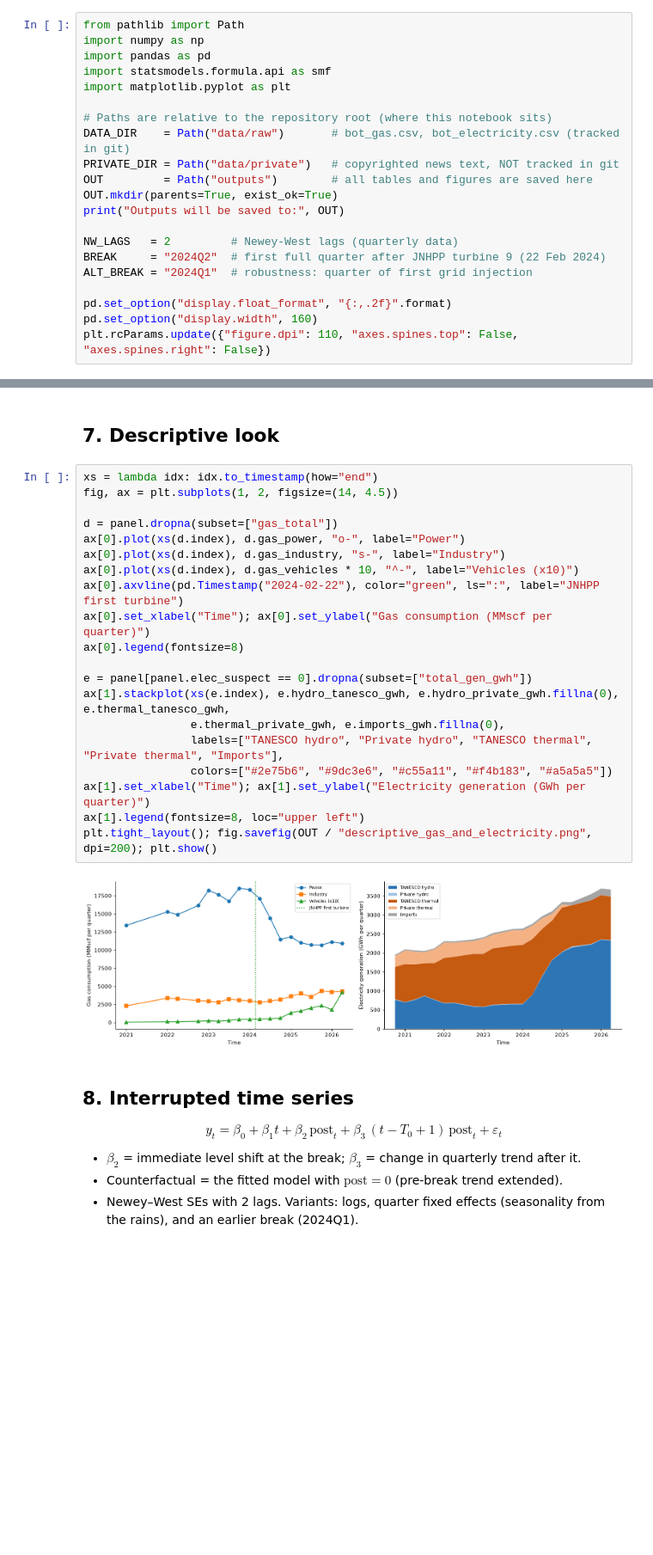
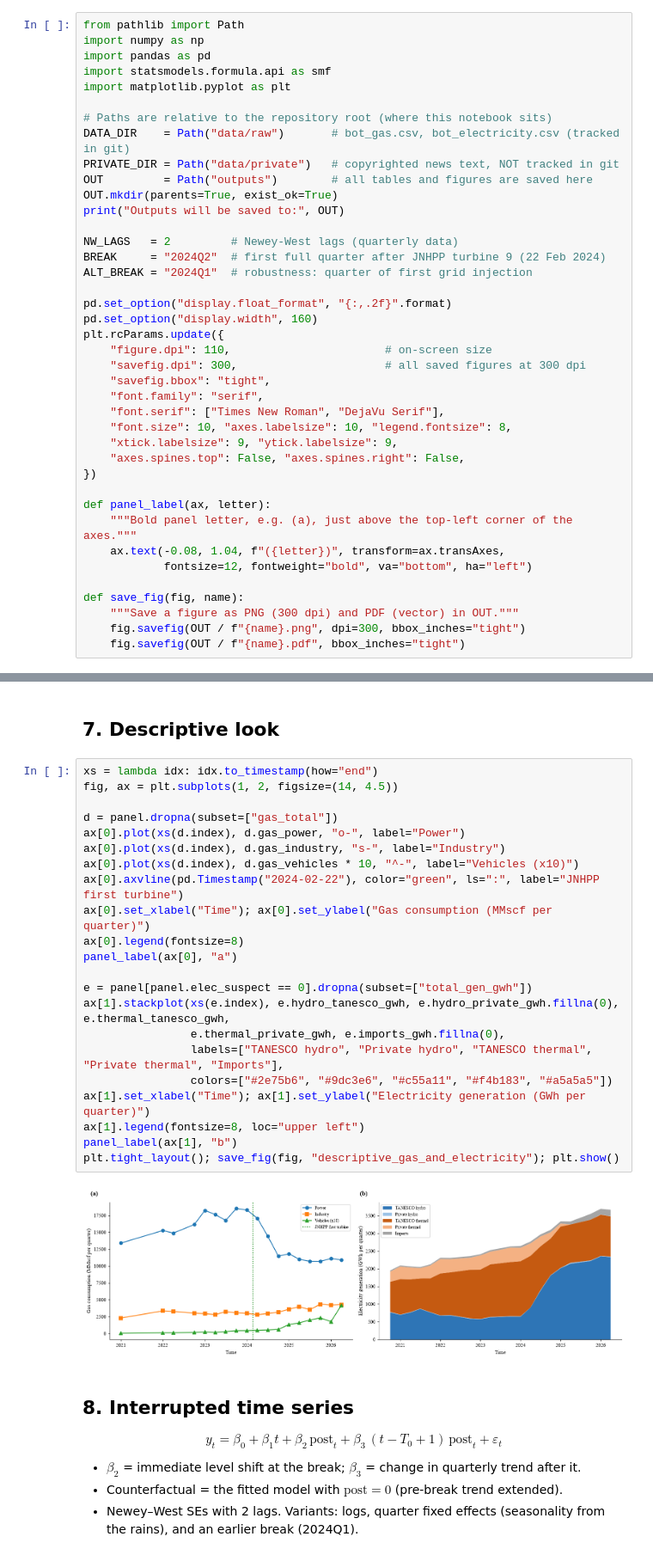
Before and after one commit to AbbotAntony/tanzania-gas-hydro-displacement, a Jupyter notebook: hydro_displacement_its.ipynb, the cells around one changed output, grey strips where cells are left out. Shown at 86% size. Cells and saved outputs as stored; diff of their text form; blank space fills up the shorter version.

Commit message:
Publication-ready figures: panel letters, no titles, 300 dpi PNG and PDF

```diff
--- a/hydro_displacement_its.ipynb
+++ b/hydro_displacement_its.ipynb
@@ -36,7 +36,26 @@ ALT_BREAK = "2024Q1"  # robustness: quarter of first grid injection
 
 pd.set_option("display.float_format", "{:,.2f}".format)
 pd.set_option("display.width", 160)
-plt.rcParams.update({"figure.dpi": 110, "axes.spines.top": False, "axes.spines.right": False})
+plt.rcParams.update({
+    "figure.dpi": 110,                       # on-screen size
+    "savefig.dpi": 300,                      # all saved figures at 300 dpi
+    "savefig.bbox": "tight",
+    "font.family": "serif",
+    "font.serif": ["Times New Roman", "DejaVu Serif"],
+    "font.size": 10, "axes.labelsize": 10, "legend.fontsize": 8,
+    "xtick.labelsize": 9, "ytick.labelsize": 9,
+    "axes.spines.top": False, "axes.spines.right": False,
+})
+
+def panel_label(ax, letter):
+    """Bold panel letter, e.g. (a), just above the top-left corner of the axes."""
+    ax.text(-0.08, 1.04, f"({letter})", transform=ax.transAxes,
+            fontsize=12, fontweight="bold", va="bottom", ha="left")
+
+def save_fig(fig, name):
+    """Save a figure as PNG (300 dpi) and PDF (vector) in OUT."""
+    fig.savefig(OUT / f"{name}.png", dpi=300, bbox_inches="tight")
+    fig.savefig(OUT / f"{name}.pdf", bbox_inches="tight")
 # %% [output]
 Outputs will be saved to: outputs
 # %% [markdown]
@@ -245,25 +264,27 @@ Name: count, dtype: int64
 # %%
 xs = lambda idx: idx.to_timestamp(how="end")
 fig, ax = plt.subplots(1, 2, figsize=(14, 4.5))
 
 d = panel.dropna(subset=["gas_total"])
 ax[0].plot(xs(d.index), d.gas_power, "o-", label="Power")
 ax[0].plot(xs(d.index), d.gas_industry, "s-", label="Industry")
 ax[0].plot(xs(d.index), d.gas_vehicles * 10, "^-", label="Vehicles (x10)")
 ax[0].axvline(pd.Timestamp("2024-02-22"), color="green", ls=":", label="JNHPP first turbine")
 ax[0].set_xlabel("Time"); ax[0].set_ylabel("Gas consumption (MMscf per quarter)")
 ax[0].legend(fontsize=8)
+panel_label(ax[0], "a")
 
 e = panel[panel.elec_suspect == 0].dropna(subset=["total_gen_gwh"])
 ax[1].stackplot(xs(e.index), e.hydro_tanesco_gwh, e.hydro_private_gwh.fillna(0), e.thermal_tanesco_gwh,
                 e.thermal_private_gwh, e.imports_gwh.fillna(0),
                 labels=["TANESCO hydro", "Private hydro", "TANESCO thermal", "Private thermal", "Imports"],
                 colors=["#2e75b6", "#9dc3e6", "#c55a11", "#f4b183", "#a5a5a5"])
 ax[1].set_xlabel("Time"); ax[1].set_ylabel("Electricity generation (GWh per quarter)")
 ax[1].legend(fontsize=8, loc="upper left")
-plt.tight_layout(); fig.savefig(OUT / "descriptive_gas_and_electricity.png", dpi=200); plt.show()
+panel_label(ax[1], "b")
+plt.tight_layout(); save_fig(fig, "descriptive_gas_and_electricity"); plt.show()
 # %% [output]
-[figure, old version]
+[figure, new version]
 # %% [markdown]
 ## 8. Interrupted time series
 
```
Also changed, not shown: parts of 8 cells of this notebook.
